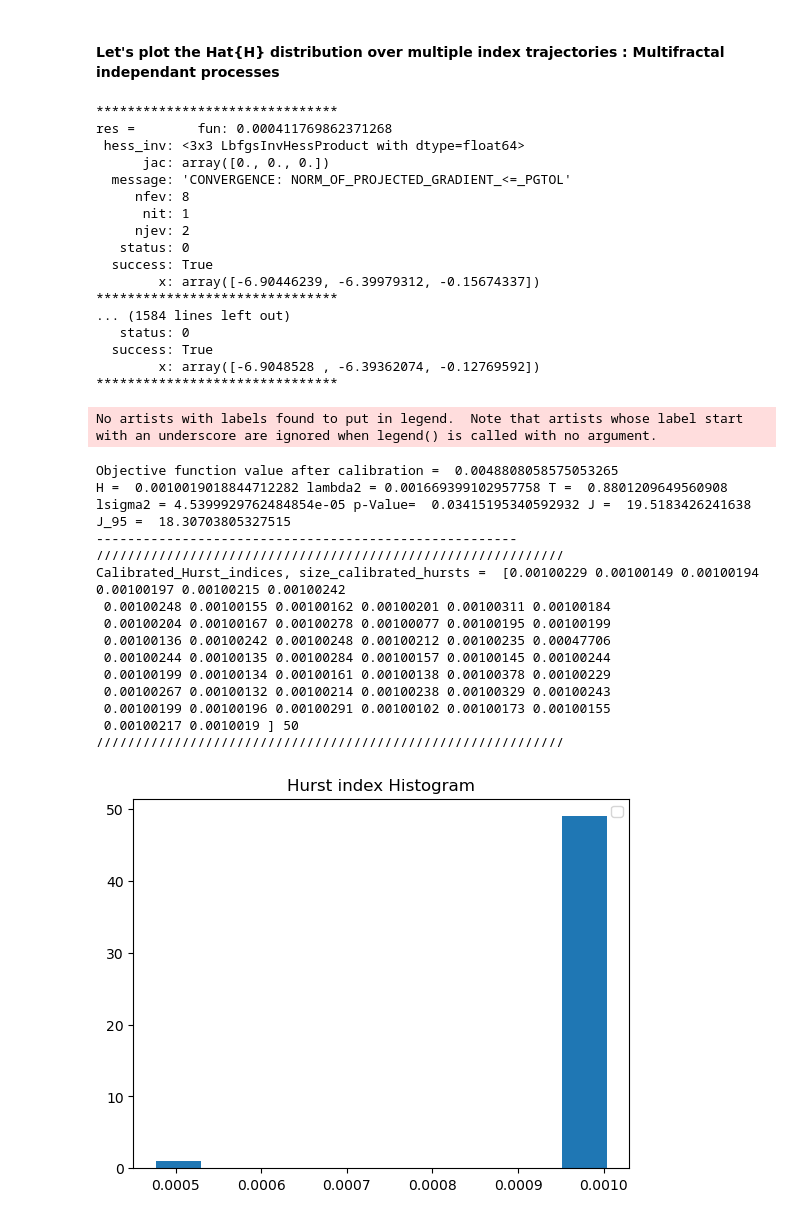
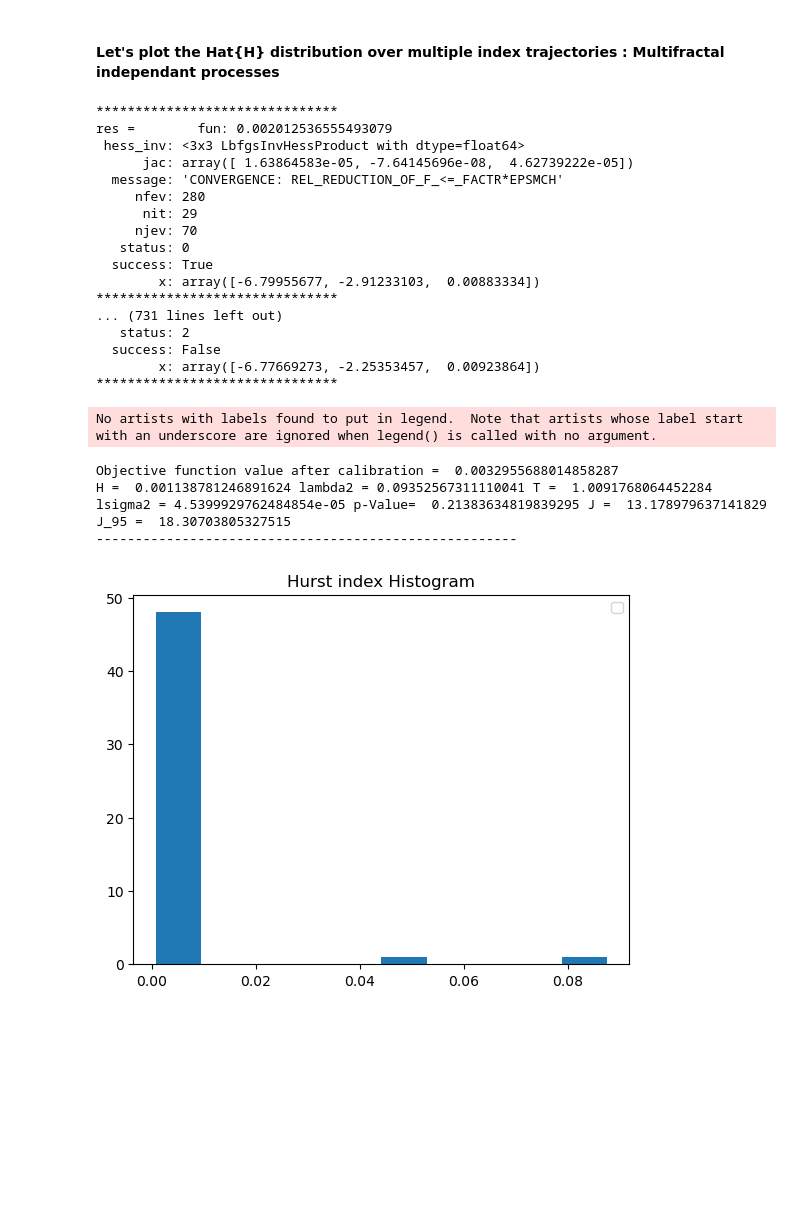
Before and after one commit to Othmane-ZARHALI/PhDThesisRepo, a Jupyter notebook: Indices vs stocks hurst index GMM estimates/HurststockVSindexlogSfbm.ipynb, the cells around one changed output. Drawn from its saved outputs; the diff is of its cells as text; code cells hidden in the pictures; blank space fills up the shorter version.

```diff
--- a/Indices vs stocks hurst index GMM estimates/HurststockVSindexlogSfbm.ipynb
+++ b/Indices vs stocks hurst index GMM estimates/HurststockVSindexlogSfbm.ipynb
@@ -1042,58 +1040,55 @@ Calibrated_Hurst_indices, size_calibrated_hursts =  [1.29991084e-01 1.11382472e-
 # %%
 Number_indices = 50
 dimension = 2
-Hs = [0.01 for i in range(dimension)]
+H = 0.01
+Hs = [H for i in range(dimension)]
 Multiple_weights,Multiple_Sfbms = [],[]
 Multiple_indices = dict()
+lambdasquare_list,T_list,sigma_list = [0.02 for i in range(dimension)],[2**14 for i in range(dimension)],[1 for i in range(dimension)]
+
+
 for i in range(Number_indices):
     weights = np.random.randint(1, 10, dimension)
     weights = weights / np.sum(weights)
     Multiple_weights.append(weights)
-    Multiple_Sfbms.append([Sfbm(H=Hs[i]) for i in range(dimension)])
+    Multiple_Sfbms.append([Sfbm(Hs[i],0.02 ,2**14) for i in range(dimension)])
 
+Multiple_Hs=[Hs for i in range(Number_indices)]
+Multiple_lambdasquare_list=[lambdasquare_list for i in range(Number_indices)]
+Multiple_T_list=[T_list for i in range(Number_indices)]
+Multiple_sigma_list=[sigma_list for i in range(Number_indices)]
+Multiple_correlations = [{} for i in range(Number_indices)]
 
-MultipleIndicesConstructor_obj = MultipleIndicesConstructor(Multiple_weights,Multiple_Sfbms)
+MultipleIndicesConstructor(Multiple_weights,Multiple_Sfbms,Multiple_correlations,Multiple_Hs,Multiple_lambdasquare_list,Multiple_T_list,Multiple_sigma_list)
+MultipleIndicesConstructor_obj =MultipleIndicesConstructor(Multiple_weights,Multiple_Sfbms,Multiple_correlations,Multiple_Hs,Multiple_lambdasquare_list,Multiple_T_list,Multiple_sigma_list)
 trajectories_indices = MultipleIndicesConstructor_obj.ConstructIndicestrajectories(4000)
 
-log_vol_indices_dic = MultipleIndicesConstructor_obj.ConstructLogVolIndicestrajectories(4000,4,'quadratic variation estimate',['Index trajectory' for i in range(Number_indices)])
+keys = ['Index trajectory' for i in range(Number_indices)]
+log_vol_indices_dic = MultipleIndicesConstructor_obj.ConstructLogVolIndicestrajectories(4000,8,'direct',keys)
 Index_trajectories_synthesis = log_vol_indices_dic[1]
-
 GMM_index_trajectories_obj = GMM()
-print(GMM_index_trajectories_obj.MultipleGMMCalibrations(Index_trajectories_synthesis))
-
-GMM_index_trajectories_obj.HurstIndexEvolution_GMMCalibration(Index_trajectories_synthesis,'histogram')
+GMM_index_trajectories_obj.HurstIndexEvolution_GMMCalibration(Index_trajectories_synthesis,'histogram',"",10)
 # %% [output]
 *******************************
-res =        fun: 0.000411769862371268
+res =        fun: 0.002012536555493079
  hess_inv: <3x3 LbfgsInvHessProduct with dtype=float64>
-      jac: array([0., 0., 0.])
-  message: 'CONVERGENCE: NORM_OF_PROJECTED_GRADIENT_<=_PGTOL'
-     nfev: 8
-      nit: 1
-     njev: 2
+      jac: array([ 1.63864583e-05, -7.64145696e-08,  4.62739222e-05])
+  message: 'CONVERGENCE: REL_REDUCTION_OF_F_<=_FACTR*EPSMCH'
+     nfev: 280
+      nit: 29
+     njev: 70
    status: 0
   success: True
-        x: array([-6.90446239, -6.39979312, -0.15674337])
+        x: array([-6.79955677, -2.91233103,  0.00883334])
 *******************************
-... (1584 lines left out)
-   status: 0
-  success: True
-        x: array([-6.9048528 , -6.39362074, -0.12769592])
+... (731 lines left out)
+   status: 2
+  success: False
+        x: array([-6.77669273, -2.25353457,  0.00923864])
 *******************************
 No artists with labels found to put in legend.  Note that artists whose label start with an underscore are ignored when legend() is called with no argument.
-Objective function value after calibration =  0.0048808058575053265
-H =  0.0010019018844712282 lambda2 = 0.001669399102957758 T =  0.8801209649560908 lsigma2 = 4.5399929762484854e-05 p-Value=  0.03415195340592932 J =  19.5183426241638 J_95 =  18.30703805327515
+Objective function value after calibration =  0.0032955688014858287
+H =  0.001138781246891624 lambda2 = 0.09352567311110041 T =  1.0091768064452284 lsigma2 = 4.5399929762484854e-05 p-Value=  0.21383634819839295 J =  13.178979637141829 J_95 =  18.30703805327515
 ------------------------------------------------------
-////////////////////////////////////////////////////////////
-Calibrated_Hurst_indices, size_calibrated_hursts =  [0.00100229 0.00100149 0.00100194 0.00100197 0.00100215 0.00100242
- 0.00100248 0.00100155 0.00100162 0.00100201 0.00100311 0.00100184
- 0.00100204 0.00100167 0.00100278 0.00100077 0.00100195 0.00100199
- 0.00100136 0.00100242 0.00100248 0.00100212 0.00100235 0.00047706
- 0.00100244 0.00100135 0.00100284 0.00100157 0.00100145 0.00100244
- 0.00100199 0.00100134 0.00100161 0.00100138 0.00100378 0.00100229
- 0.00100267 0.00100132 0.00100214 0.00100238 0.00100329 0.00100243
- 0.00100199 0.00100196 0.00100291 0.00100102 0.00100173 0.00100155
- 0.00100217 0.0010019 ] 50
-////////////////////////////////////////////////////////////
-[figure, old version]
+[figure, new version]
 # %% [markdown]
```
Also changed, not shown: parts of 31 cells of this notebook, 2 other files.
